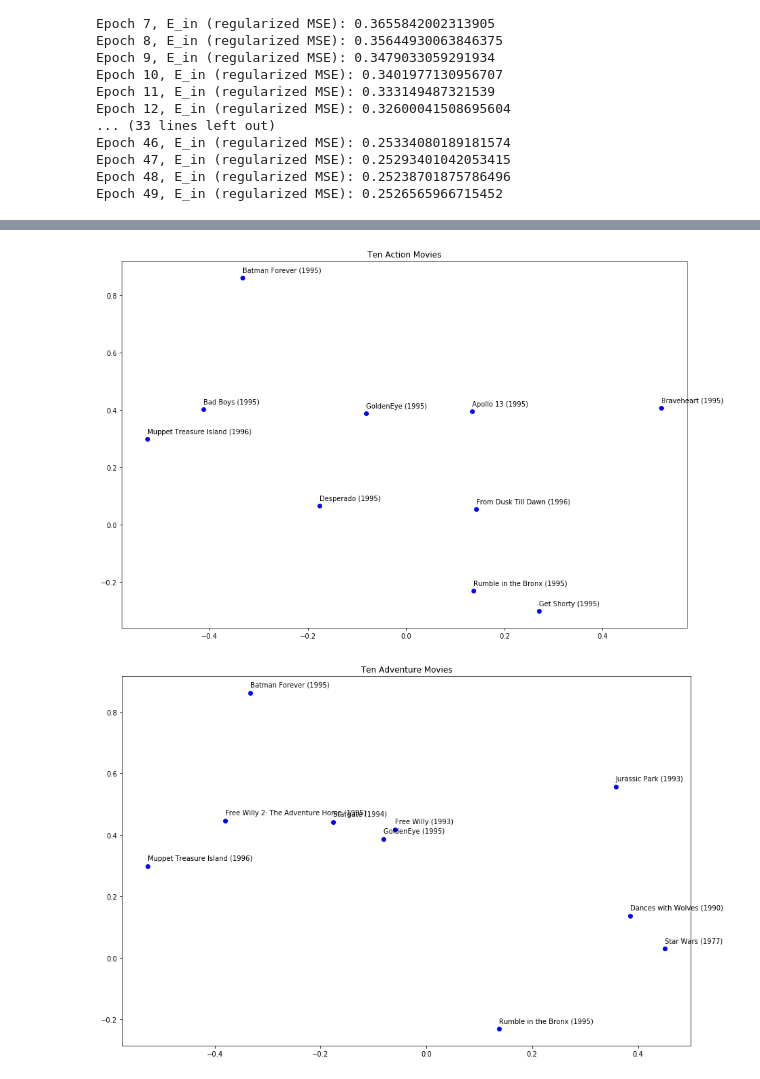
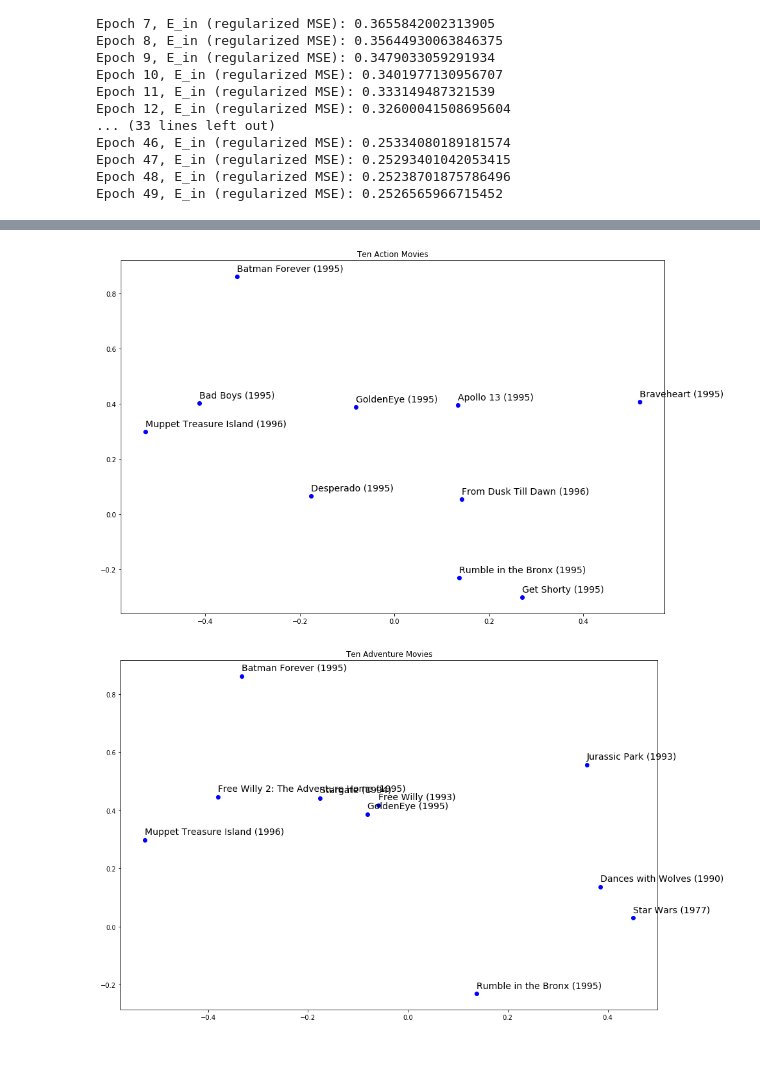
Before and after one commit to bzhaocaltech/MovieLens, a Jupyter notebook: 2d_visualizations.ipynb, the cells around one changed output, grey strips where cells are left out. Saved outputs shown, nothing was run; the diff lists cells and outputs as text; code cells hidden in the pictures; blank space fills up the shorter version.

```diff
--- a/2d_visualizations.ipynb
+++ b/2d_visualizations.ipynb
@@ -63,6 +63,7 @@ ax = fig.add_subplot(111)
 
 plt.plot(first_ten_coordinates[:,0], first_ten_coordinates[:,1], 'bo')
 for i, (x, y) in enumerate(first_ten_coordinates):
-    ax.annotate(first_ten_names[i], xy = (x, y + 0.01))
+    ax.annotate(first_ten_names[i], xy = (x, y + 0.01), fontsize = 14)
+plt.title("Ten Movies")
 plt.show()
 # %% [output]
@@ -92,7 +93,7 @@ ax = fig.add_subplot(111)
 
 plt.plot([i[0] for i in top_ten_coordinates], [i[1] for i in top_ten_coordinates], 'bo')
 for i, (x, y) in enumerate(top_ten_coordinates):
-    ax.annotate(top_ten_names[i], xy = (x, y + 0.01))
+    ax.annotate(top_ten_names[i], xy = (x, y + 0.01), fontsize = 14)
 plt.title("Most Popular Movies")
 plt.show()
 # %% [output]
@@ -127,7 +128,7 @@ ax = fig.add_subplot(111)
 
 plt.plot([i[0] for i in top_ten_best_coordinates], [i[1] for i in top_ten_best_coordinates], 'bo')
 for i, (x, y) in enumerate(top_ten_best_coordinates):
-    ax.annotate(top_ten_best_names[i], xy = (x, y + 0.01))
+    ax.annotate(top_ten_best_names[i], xy = (x, y + 0.01), fontsize = 14)
 plt.title("Top Rated Movies")
 plt.show()
 # %% [output]
@@ -175,29 +176,29 @@ ax = fig.add_subplot(111)
 
 plt.plot([i[0] for i in ten_action_coordinates], [i[1] for i in ten_action_coordinates], 'bo')
 for i, (x, y) in enumerate(ten_action_coordinates):
-    ax.annotate(ten_action_names[i], xy = (x, y + 0.02))
+    ax.annotate(ten_action_names[i], xy = (x, y + 0.02), fontsize = 14)
 plt.title("Ten Action Movies")
 plt.show()
 # %% [output]
-[figure, old version]
+[figure, new version]
 # %%
 # Adventure movies
 ten_adventure_names = []
 ten_adventure_coordinates = []
 for movie_id in ten_adventure:
     ten_adventure_names.append(movies[movie_id - 1][1])
     ten_adventure_coordinates.append(proj_v[movie_id - 1].tolist())
 
 fig = plt.figure(figsize = (15, 10))
 ax = fig.add_subplot(111)
 
 plt.plot([i[0] for i in ten_adventure_coordinates], [i[1] for i in ten_adventure_coordinates], 'bo')
 for i, (x, y) in enumerate(ten_adventure_coordinates):
-    ax.annotate(ten_adventure_names[i], xy = (x, y + 0.02))
+    ax.annotate(ten_adventure_names[i], xy = (x, y + 0.02), fontsize = 14)
 plt.title("Ten Adventure Movies")
 plt.show()
 # %% [output]
-[figure, old version]
+[figure, new version]
 # %%
 # Animation movies
 ten_animation_names = []
```
Also changed, not shown: parts of 6 cells of this notebook, 5 other files.
